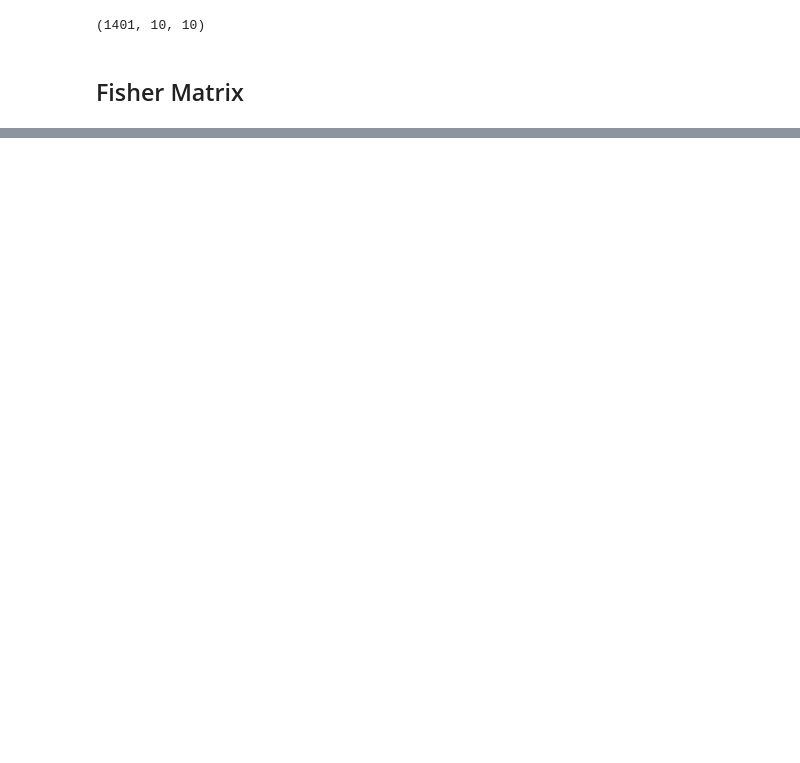
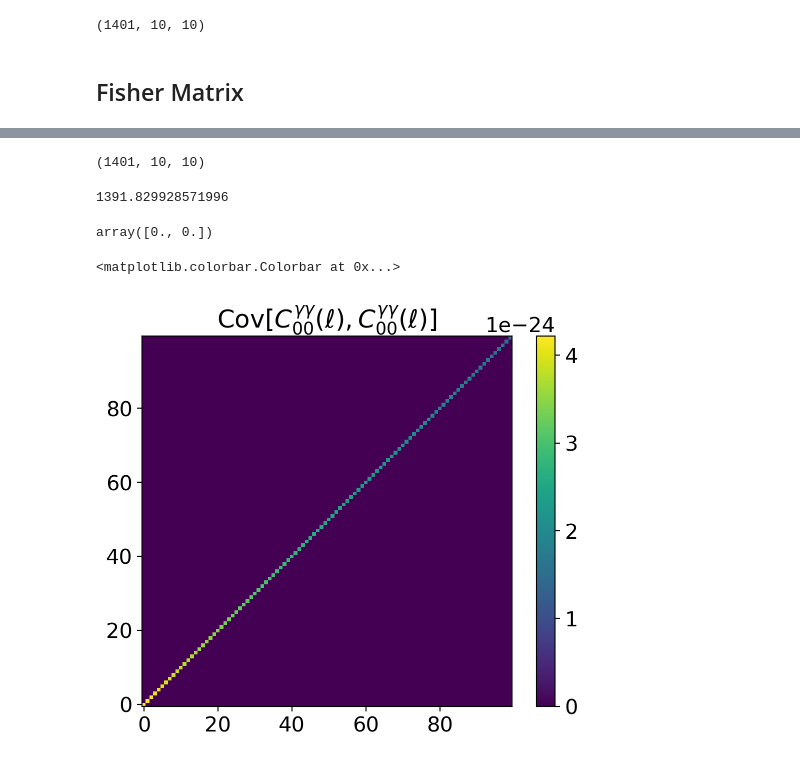
Before and after one commit to vPedreros/dfi-summer-2023, a Jupyter notebook: summer_nb copy.ipynb, the cells around one changed output, grey strips where cells are left out. Cells and saved outputs as stored; diff of their text form; code cells hidden in the pictures; blank space fills up the shorter version.

```diff
--- a/summer_nb copy.ipynb
+++ b/summer_nb copy.ipynb
@@ -451,4 +434,8 @@ $$\frac{\partial C_{ij}^{\gamma\gamma}(l)}{\partial \theta_\mu} = \int_{z_{min}}
 
 where
 $K_{ij}^{\gamma\gamma}(z) =  \left[\frac{3}{2}\Omega_{m,0}(1+z)\right]²\left(\frac{H_0}{c}\right)³\frac{\tilde{W}_i^\gamma(z)\tilde{W}_j^\gamma(z)}{E(z)}$
+# %%
+ls = np.logspace(1, np.log10(1500), 101)
+l_bins = [(ls[i], ls[i + 1]) for i in range(100)]
+ls_eval = np.array([(l_bins[i][1] + l_bins[i][0]) / 2 for i in range(100)])
 # %%
@@ -458,0 +458,33 @@ def error_convergence(i, j, l, fsky=1.0, dl=10):
+# %%
+cosmic_shear_array.shape
+# %% [output]
+(1401, 10, 10)
+# %%
+ls_eval[-2]
+# %% [output]
+1391.829928571996
+# %%
+def covariance(i, j, m, n, fsky=(1/15000), dl=1490):
+    covariance_matrix = np.zeros((100, 100))
+    for idx, l in enumerate(np.arange(500, 600)):
+        num1 = cosmic_shear_array[l-100, i, m] * cosmic_shear_array[l-100, j, n]
+        num2 = cosmic_shear_array[l-100, i, n] * cosmic_shear_array[l-100, j, m]
+        covariance_matrix[idx, idx] = (num1 + num2) / ((2 * l + 1) * fsky * dl)
+    return covariance_matrix
+# %%
+np.zeros((2,2))[0]
+# %% [output]
+array([0., 0.])
+# %%
+ell = ls_eval[0]
+i, j = 0, 0
+m, n = 0, 0
+fig, ax = plt.subplots()
+
+im = ax.imshow(covariance(i, j, m, n))
+ax.set_title('Cov$[C_{%i%i}^{\gamma\gamma}(\ell), C_{%i%i}^{\gamma\gamma}(\ell)]$'%(i,j,m,n))
+ax.set_ylim(ax.get_ylim()[::-1])
+fig.colorbar(im)
+# %% [output]
+<matplotlib.colorbar.Colorbar at 0x...>
+[figure, added]
```
Also changed, not shown: parts of 8 cells of this notebook.
